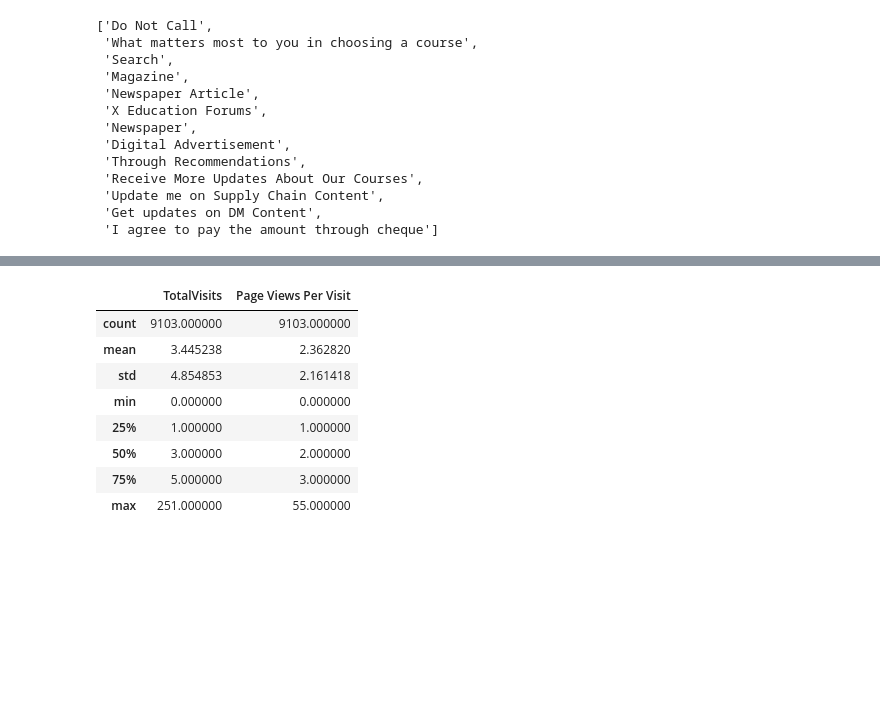
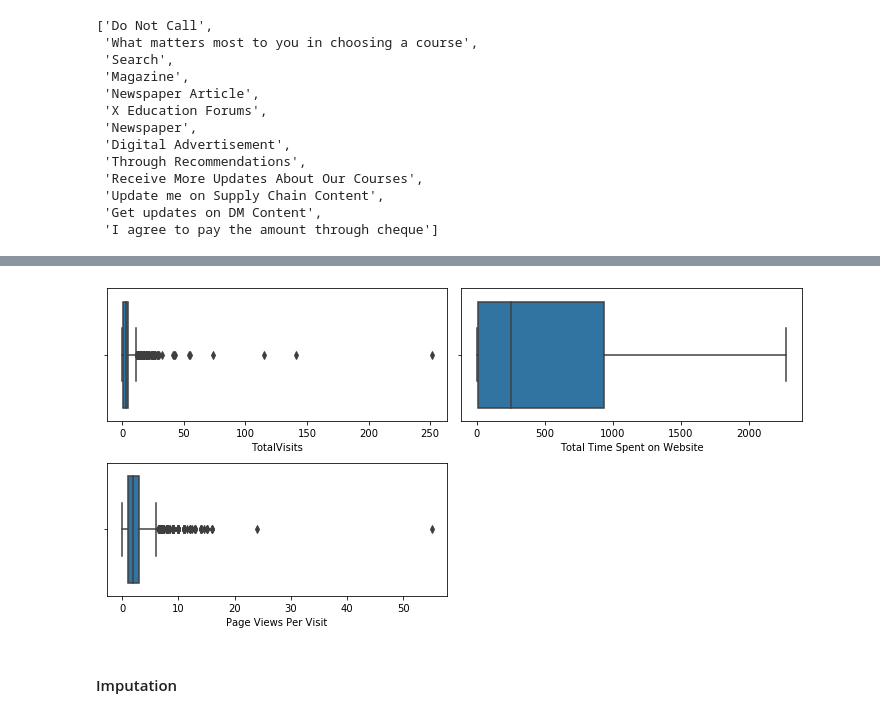
Before and after one commit to singh-manvinder/lead_scoring, a Jupyter notebook: solution.ipynb, the cells around one changed output, grey strips where cells are left out. Cells and saved outputs as stored; diff of their text form; code cells hidden in the pictures; blank space fills up the shorter version.

```diff
--- a/solution.ipynb
+++ b/solution.ipynb
@@ -99,7 +101,6 @@ leads_df.shape
 # %%
 # find list of categorical columns
 cat_columns = leads_df.select_dtypes(['object']).columns
-cat_columns = cat_columns.drop('Prospect ID')
 cat_columns
 # %% [output]
 Index(['Lead Origin', 'Lead Source', 'Do Not Email', 'Do Not Call',
@@ -214,0 +225,14 @@ dtype: float64
+# %%
+plt.figure(figsize=(10,5))
+num_cols = ['TotalVisits', 'Total Time Spent on Website', 'Page Views Per Visit']
+i=1
+for col in num_cols:
+    plt.subplot(2,2,i)
+    sns.boxplot(leads_df[col])
+    i = i+1
+plt.tight_layout()
+plt.show()
+# %% [output]
+[figure, added]
+# %% [markdown]
+#### Imputation
@@ -215,12 +242,4 @@ dtype: float64
 # %%
-leads_df.loc[:,['TotalVisits', 'Page Views Per Visit']].describe()
+impute_with_median('TotalVisits')
+impute_with_median('Total Time Spent on Website')
+impute_with_median('Page Views Per Visit')
-# %% [output]
-|  | TotalVisits | Page Views Per Visit |
-| count | 9103.000000 | 9103.000000 |
-| mean | 3.445238 | 2.362820 |
-| std | 4.854853 | 2.161418 |
-| min | 0.000000 | 0.000000 |
-| 25% | 1.000000 | 1.000000 |
-| 50% | 3.000000 | 2.000000 |
-| 75% | 5.000000 | 3.000000 |
-| max | 251.000000 | 55.000000 |
```
Also changed, not shown: parts of 34 cells of this notebook.
